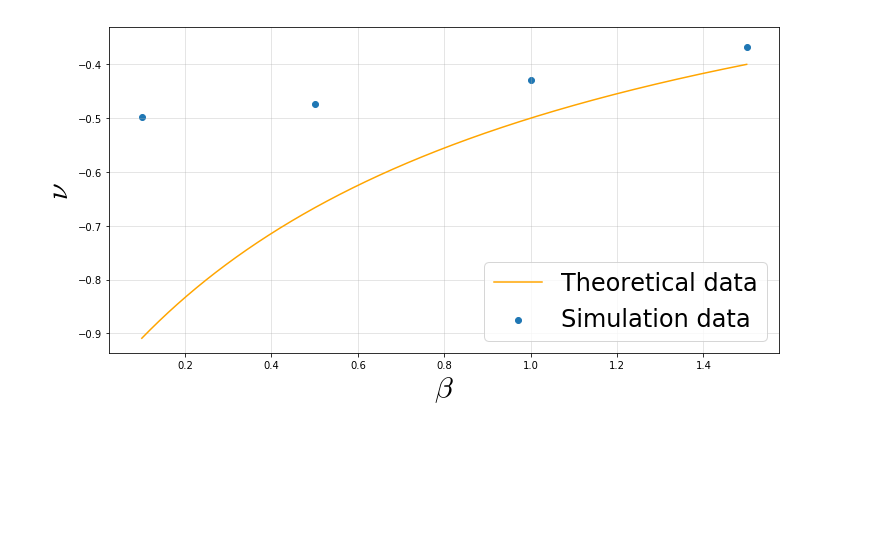
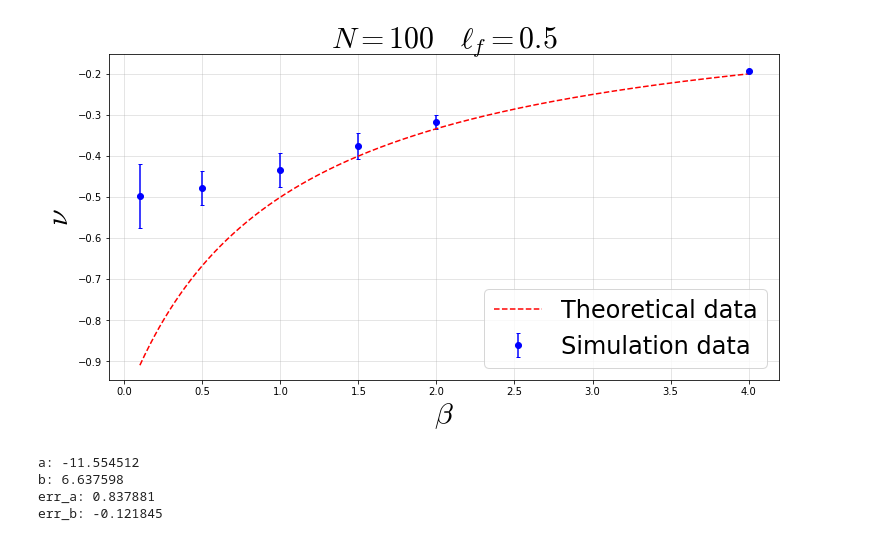
Before and after one commit to GabrielTellez/ARTICLE-SIMULATION, a Jupyter notebook: res/dt_ok/RESUMEN-N100LF0.5/N100LF0.5.ipynb, the cells around one changed output. Cells and saved outputs as stored; diff of their text form; code cells hidden in the pictures; blank space fills up the shorter version.

Commit message:
New analysis with correct error bars and new regressions

```diff
--- a/res/dt_ok/RESUMEN-N100LF0.5/N100LF0.5.ipynb
+++ b/res/dt_ok/RESUMEN-N100LF0.5/N100LF0.5.ipynb
@@ -11,6 +11,8 @@ mpl.rcParams.update({'errorbar.capsize': 2})
 # %%
 # Define the file to explore
 file='resumenLF0.5.csv'
+N=100
+s=0.5
 # Import the data file
 df=pd.read_csv(file, engine='python')
 # %%
@@ -18,18 +30,22 @@ df['nu-teo']=np.divide(-1.0,1.0+df['beta'])
 # %%
 fig,ax=plt.subplots(figsize=(12,6))
 
-ax.scatter(df['beta'],df['nu'],label='Simulation data')
+ax.errorbar(df['beta'],df['nu'],yerr=df['nu_err'],
+            fmt='o',label='Simulation data',color='blue')
 
 betaplot=np.linspace(min(df['beta']),max(df['beta']),1000)
 nuplot=np.divide(-1.0,1.0+betaplot)
-ax.plot(betaplot,nuplot,color='orange',label='Theoretical data')
+
+ax.plot(betaplot,nuplot,label='Theoretical data',
+        color='red',linestyle='--')
 
 ax.set_xlabel(r'$\beta$',fontsize=30)
 ax.set_ylabel(r'$\nu$',fontsize=30)
+ax.set_title(r'$N=%i \quad \ell_f=%g$'%(N,s),fontsize=30)
 
 plt.grid(alpha=0.4)
 plt.legend(fontsize=24)
 plt.show()
 plt.close()
 # %% [output]
-[figure, old version]
+[figure, new version]
@@ -35,0 +71,17 @@ plt.close()
+# %%
+df_cut=df[df['beta']>1.0]
+
+xreg=1/(1+df_cut['beta'])
+yreg=df_cut['const']
+y_err=df_cut['const_err']
+
+a,b,err_a,err_b=regression(xreg,yreg,y_err)
+print('a: %f'%a)
+print('b: %f'%b)
+print('err_a: %f'%err_a)
+print('err_b: %f'%err_b)
+# %% [output]
+a: -11.554512
+b: 6.637598
+err_a: 0.837881
+err_b: -0.121845
```
Also changed, not shown: parts of 3 cells of this notebook, 31 other files.
